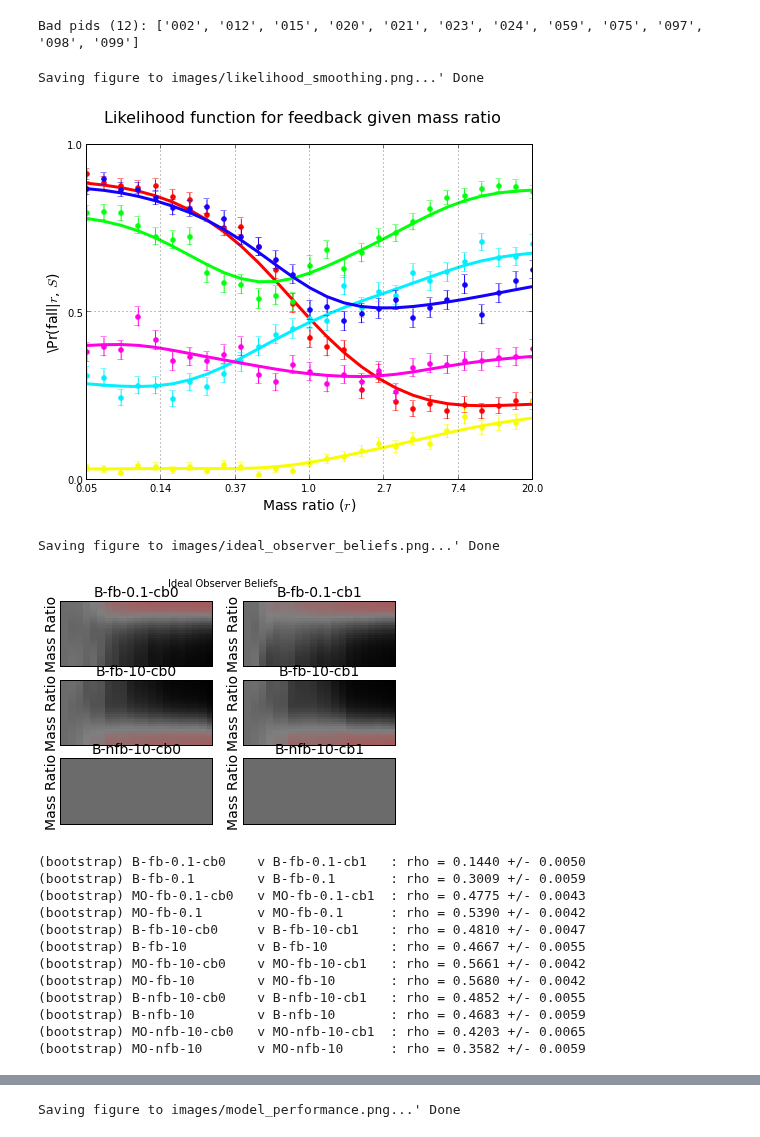
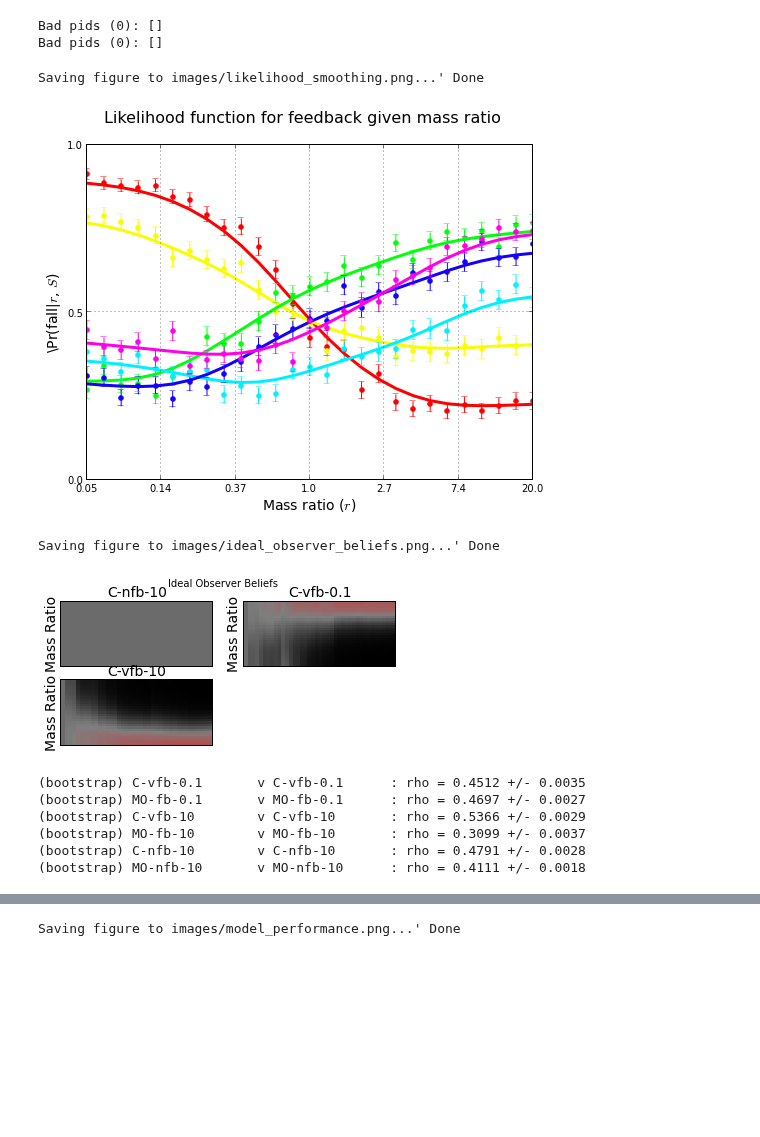
Before and after one commit to berkeley-cocosci/mass-inference, a Jupyter notebook: analysis/learning-analysis.ipynb, the cells around one changed output, grey strips where cells are left out. Drawn from its saved outputs; the diff is of its cells as text; code cells hidden in the pictures; blank space fills up the shorter version.

Commit message:
analysis of C experiment

```diff
--- a/analysis/learning-analysis.ipynb
+++ b/analysis/learning-analysis.ipynb
@@ -33,9 +33,10 @@ LINE = "-"*195
 ######################################################################
 
 reload(lat)
-training, posttest, experiment, queries = lat.load_turk_learning(thresh=1)
+training, posttest, experiment, queries = lat.load_turk_static(thresh=1)
 # %% [output]
-Bad pids (12): ['002', '012', '015', '020', '021', '023', '024', '059', '075', '097', '098', '099']
+Bad pids (0): []
+Bad pids (0): []
 # %%
 ######################################################################
 ## Load stimuli
@@ -48,7 +49,7 @@ Bad pids (12): ['002', '012', '015', '020', '021', '023', '024', '059', '075', '
 # 	x.split("~")[0] for x in fh.read().strip().split("\n") if x != ""]))
 
 Stims = np.array([
-    x.split("~")[0] for x in zip(*experiment[experiment.keys()[0]].columns)[1]])
+    x.split("~")[0] for x in experiment[experiment.keys()[0]].columns])
 # %%
 ######################################################################
 ## Load model data
@@ -71,7 +72,7 @@ fig.set_figwidth(8)
 lat.save("images/likelihood_smoothing.png", close=False)
 # %% [output]
 Saving figure to images/likelihood_smoothing.png...' Done
-[figure, old version]
+[figure, new version]
 # %%
 ######################################################################
 ## Global parameters
@@ -113,6 +114,8 @@ for cond in sorted(experiment.keys()):
     group, fbtype, ratio, cb = lat.parse_condition(cond)
     if group == "MO":
 	continue
+    if fbtype == "vfb":
+	fbtype = "fb"
 
     cols = experiment[cond].columns
     order = np.argsort(zip(*cols)[0])
@@ -125,34 +128,35 @@ for cond in sorted(experiment.keys()):
     else:
 	ridx = ratios.index(ratio)
 	fb = feedback[:, order][ridx]
 
     # learning model beliefs
     model_joint, model_theta = mo.ModelObserver(
 	fb, ipe_samps[order], kappas, prior=None, smooth=f_smooth)
 
     # compute probability of falling
-    newcond = "-".join(["MO"] + cond.split("-")[1:])
+    #newcond = "-".join(["MO"] + cond.split("-")[1:])
+    newcond = "%s-%s-%s" % ("MO", fbtype, cond.split("-")[2])
     p_outcomes = np.exp(mo.predict(
 	model_theta[:-1], ipe_samps[order], kappas, f_smooth))
 
     # sample responses
     responses = np.random.rand(nfake, n_trial) < p_outcomes
     experiment[newcond] = pd.DataFrame(
 	responses[:, undo_order],
 	columns=cols)
 
     lat.plot_theta(
 	3, 2, cidx+1,
 	np.exp(model_theta),
 	cond,
 	exp=1.3,
 	cmap=cmap,
 	fontsize=14)
     cidx += 1
 
 lat.save("images/ideal_observer_beliefs.png", close=False)
 # %% [output]
 Saving figure to images/ideal_observer_beliefs.png...' Done
-[figure, old version]
+[figure, new version]
 # %%
 cond_labels = {
@@ -197,24 +188,12 @@ nboot = 1000
 nsamp = 5
 with_replacement = False
 
-for cond in newconds:
+for cond in conds:
 
-    arr1 = np.asarray(experiment[cond + '-cb0'])
-    arr2 = np.asarray(experiment[cond + '-cb1'])
-    arr3 = np.vstack([arr1, arr2])
-
-    corrs = lat.bootcorr(
-	np.asarray(arr1), np.asarray(arr2),
-	nboot=nboot,
-	nsamp=nsamp,
-	with_replacement=with_replacement)
-    meancorr = np.mean(corrs)
-    semcorr = scipy.stats.sem(corrs)
-    print "(bootstrap) %-15s v %-15s: rho = %.4f +/- %.4f" % (
-	cond+"-cb0", cond+"-cb1", meancorr, semcorr)
+    arr = np.asarray(experiment[cond])
 
     corrs = lat.bootcorr_wc(
-	np.asarray(arr3),
+	arr,
 	nboot=nboot,
 	nsamp=nsamp,
 	with_replacement=with_replacement)
@@ -223,17 +202,11 @@ for cond in newconds:
     print "(bootstrap) %-15s v %-15s: rho = %.4f +/- %.4f" % (
 	cond, cond, meancorr, semcorr)
 # %% [output]
-(bootstrap) B-fb-0.1-cb0    v B-fb-0.1-cb1   : rho = 0.1440 +/- 0.0050
-(bootstrap) B-fb-0.1        v B-fb-0.1       : rho = 0.3009 +/- 0.0059
-(bootstrap) MO-fb-0.1-cb0   v MO-fb-0.1-cb1  : rho = 0.4775 +/- 0.0043
-(bootstrap) MO-fb-0.1       v MO-fb-0.1      : rho = 0.5390 +/- 0.0042
-(bootstrap) B-fb-10-cb0     v B-fb-10-cb1    : rho = 0.4810 +/- 0.0047
-(bootstrap) B-fb-10         v B-fb-10        : rho = 0.4667 +/- 0.0055
-(bootstrap) MO-fb-10-cb0    v MO-fb-10-cb1   : rho = 0.5661 +/- 0.0042
-(bootstrap) MO-fb-10        v MO-fb-10       : rho = 0.5680 +/- 0.0042
-(bootstrap) B-nfb-10-cb0    v B-nfb-10-cb1   : rho = 0.4852 +/- 0.0055
-(bootstrap) B-nfb-10        v B-nfb-10       : rho = 0.4683 +/- 0.0059
-(bootstrap) MO-nfb-10-cb0   v MO-nfb-10-cb1  : rho = 0.4203 +/- 0.0065
-(bootstrap) MO-nfb-10       v MO-nfb-10      : rho = 0.3582 +/- 0.0059
+(bootstrap) C-vfb-0.1       v C-vfb-0.1      : rho = 0.4512 +/- 0.0035
+(bootstrap) MO-fb-0.1       v MO-fb-0.1      : rho = 0.4697 +/- 0.0027
+(bootstrap) C-vfb-10        v C-vfb-10       : rho = 0.5366 +/- 0.0029
+(bootstrap) MO-fb-10        v MO-fb-10       : rho = 0.3099 +/- 0.0037
+(bootstrap) C-nfb-10        v C-nfb-10       : rho = 0.4791 +/- 0.0028
+(bootstrap) MO-nfb-10       v MO-nfb-10      : rho = 0.4111 +/- 0.0018
 # %%
 def collapse(data, mean=False):
```
Also changed, not shown: parts of 13 cells of this notebook, 5 other files.
